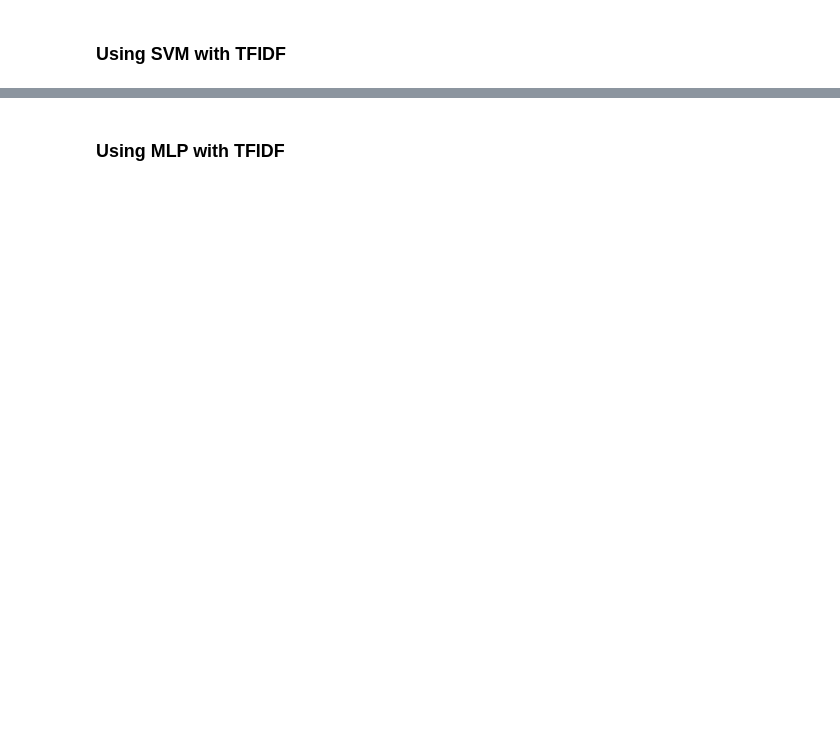
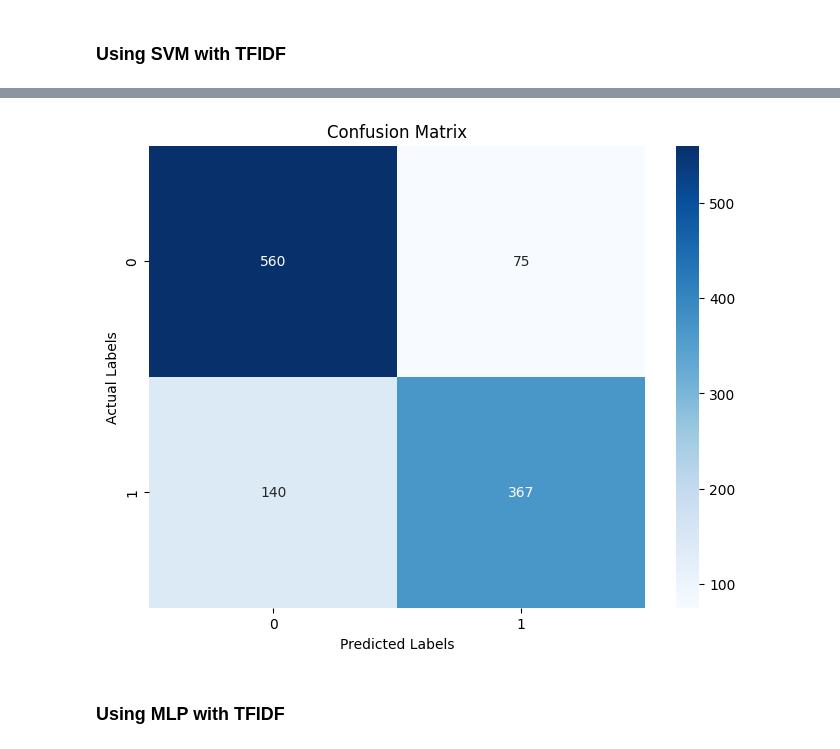
Before and after one commit to Oppenheimer-11/UT-NLP-Project, a Jupyter notebook: src/navie bayes_lemmatization_TFIDF.ipynb, the cells around one changed output, grey strips where cells are left out. Cells and saved outputs as stored; diff of their text form; code cells hidden in the pictures; blank space fills up the shorter version.

```diff
--- a/src/navie bayes_lemmatization_TFIDF.ipynb
+++ b/src/navie bayes_lemmatization_TFIDF.ipynb
@@ -269,3 +290,22 @@ weighted avg       0.81      0.81      0.80      2284
+# %%
+cm = confusion_matrix(y_val, y_pred_svm)
+
+plt.figure(figsize=(8, 6))
+sns.heatmap(cm, annot=True, fmt='d', cmap='Blues')
+
+# 添加轴标签
+plt.ylabel('Actual Labels')
+plt.xlabel('Predicted Labels')
+
+# 添加标题
+plt.title('Confusion Matrix')
+
+
+# 显示图形
+# plt.show()
+plt.savefig('svm_tfidf.png', dpi=500)
+# %% [output]
+[figure, added]
 # %% [markdown]
 ### Using MLP with TFIDF
 # %%
```
Also changed, not shown: parts of 7 cells of this notebook.
